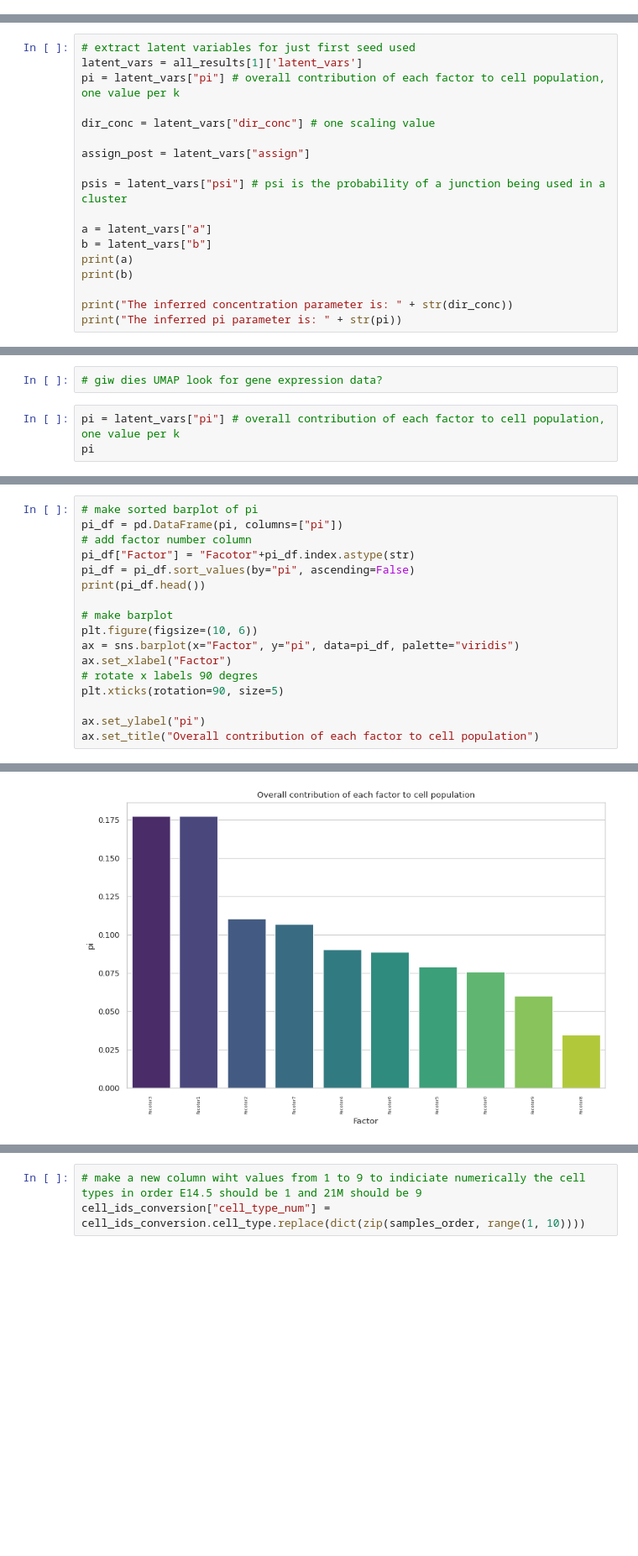
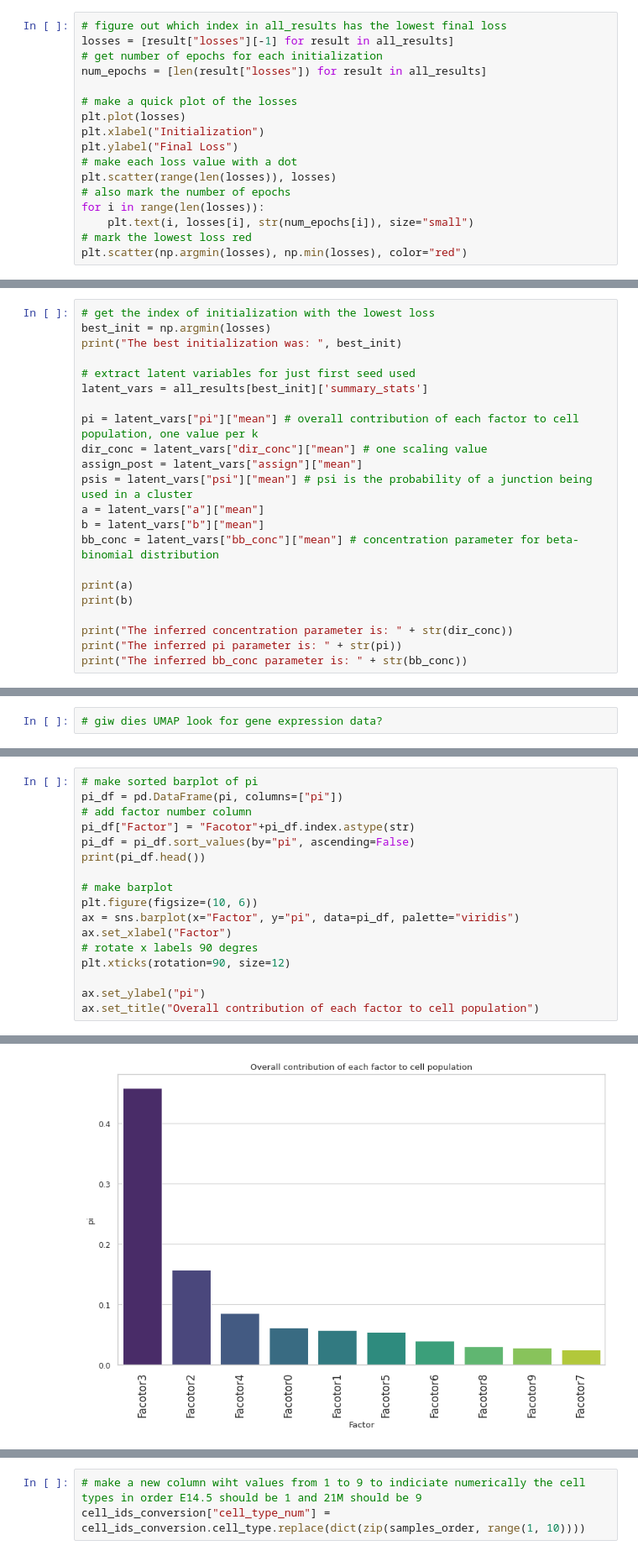
Before and after one commit to daklab/Leaflet-analysis, a Jupyter notebook: CZhang_2018_mouse/Leaflet/02_run_beta_dirichlet_factor_model.ipynb, the cells around one changed output, grey strips where cells are left out. Shown at 84% size. Saved outputs shown, nothing was run; the diff lists cells and outputs as text; blank space fills up the shorter version.

```diff
--- a/CZhang_2018_mouse/Leaflet/02_run_beta_dirichlet_factor_model.ipynb
+++ b/CZhang_2018_mouse/Leaflet/02_run_beta_dirichlet_factor_model.ipynb
@@ -188,0 +213,17 @@ AutoDiagonalNormal.scale tensor([0.1904, 0.1963, 0.2678,  ..., 0.0380, 0.0506, 0
+# %%
+# figure out which index in all_results has the lowest final loss
+losses = [result["losses"][-1] for result in all_results]
+# get number of epochs for each initialization
+num_epochs = [len(result["losses"]) for result in all_results]
+
+# make a quick plot of the losses
+plt.plot(losses)
+plt.xlabel("Initialization")
+plt.ylabel("Final Loss")
+# make each loss value with a dot
+plt.scatter(range(len(losses)), losses)
+# also mark the number of epochs
+for i in range(len(losses)):
+    plt.text(i, losses[i], str(num_epochs[i]), size="small")
+# mark the lowest loss red
+plt.scatter(np.argmin(losses), np.min(losses), color="red")
@@ -189,19 +345,23 @@ AutoDiagonalNormal.scale tensor([0.1904, 0.1963, 0.2678,  ..., 0.0380, 0.0506, 0
 # %%
+# get the index of initialization with the lowest loss
+best_init = np.argmin(losses)
+print("The best initialization was: ", best_init)
+
 # extract latent variables for just first seed used
-latent_vars = all_results[1]['latent_vars']
-pi = latent_vars["pi"] # overall contribution of each factor to cell population, one value per k
+latent_vars = all_results[best_init]['summary_stats']
 
-dir_conc = latent_vars["dir_conc"] # one scaling value
+pi = latent_vars["pi"]["mean"] # overall contribution of each factor to cell population, one value per k
+dir_conc = latent_vars["dir_conc"]["mean"] # one scaling value
+assign_post = latent_vars["assign"]["mean"]
+psis = latent_vars["psi"]["mean"] # psi is the probability of a junction being used in a cluster
+a = latent_vars["a"]["mean"]
+b = latent_vars["b"]["mean"]
+bb_conc = latent_vars["bb_conc"]["mean"] # concentration parameter for beta-binomial distribution
 
-assign_post = latent_vars["assign"]
-
-psis = latent_vars["psi"] # psi is the probability of a junction being used in a cluster
-
-a = latent_vars["a"]
-b = latent_vars["b"]
 print(a)
 print(b)
 
 print("The inferred concentration parameter is: " + str(dir_conc))
 print("The inferred pi parameter is: " + str(pi))
+print("The inferred bb_conc parameter is: " + str(bb_conc))
 # %% [output]
@@ -280,5 +552,2 @@ print(samples_order)
 # %%
 # giw dies UMAP look for gene expression data?
-# %%
-pi = latent_vars["pi"] # overall contribution of each factor to cell population, one value per k
-pi
@@ -299,7 +566,7 @@ plt.figure(figsize=(10, 6))
 ax = sns.barplot(x="Factor", y="pi", data=pi_df, palette="viridis")
 ax.set_xlabel("Factor")
 # rotate x labels 90 degres
-plt.xticks(rotation=90, size=5)
+plt.xticks(rotation=90, size=12)
 
 ax.set_ylabel("pi")
 ax.set_title("Overall contribution of each factor to cell population")
@@ -313,5 +580,5 @@ ax.set_title("Overall contribution of each factor to cell population")
 Passing `palette` without assigning `hue` is deprecated and will be removed in v0.14.0. Assign the `x` variable to `hue` and set `legend=False` for the same effect.
 
   ax = sns.barplot(x="Factor", y="pi", data=pi_df, palette="viridis")
 Text(0.5, 1.0, 'Overall contribution of each factor to cell population')
-[figure, old version]
+[figure, new version]
```
Also changed, not shown: parts of 68 cells of this notebook, 4 other files.
